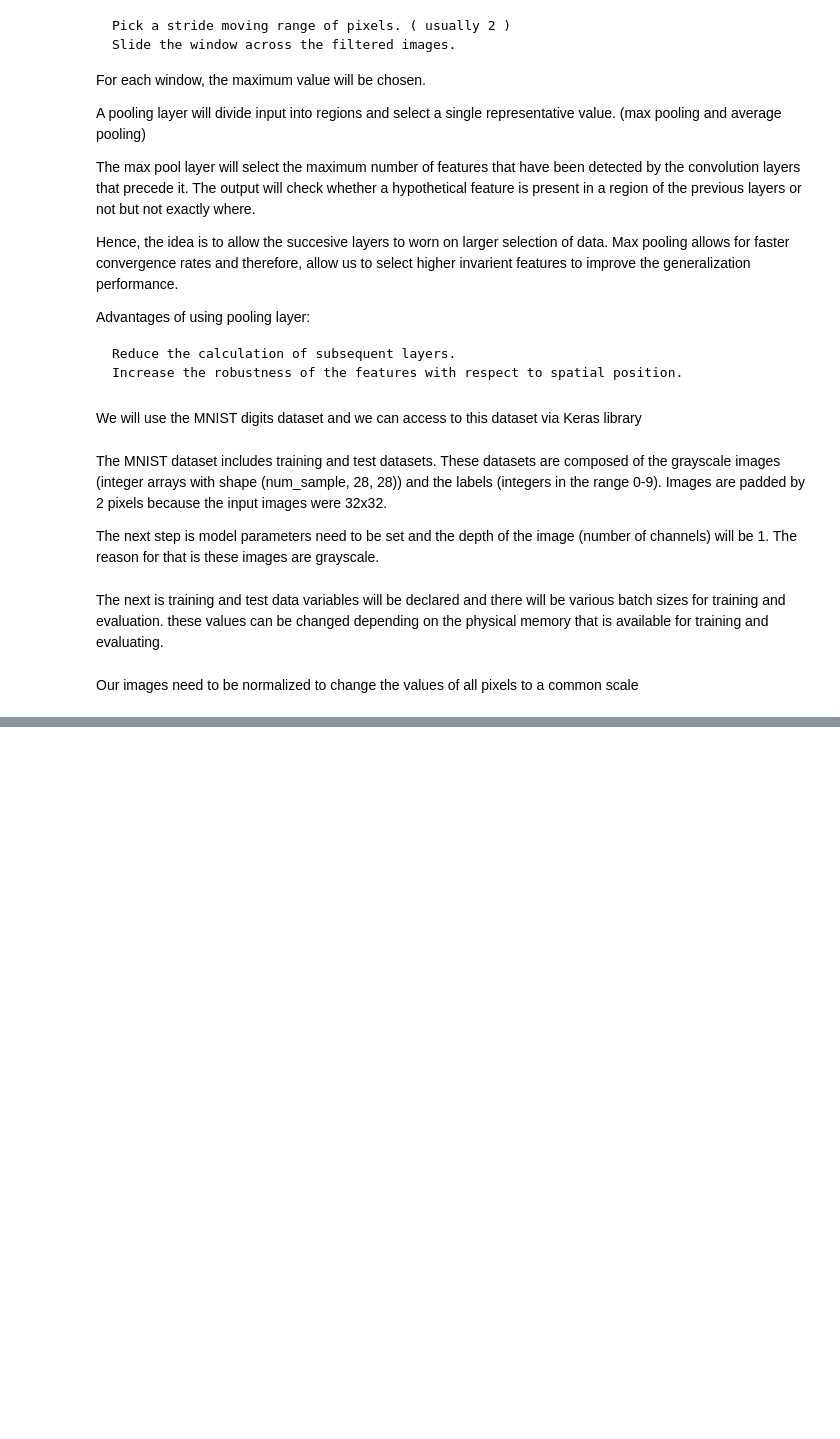
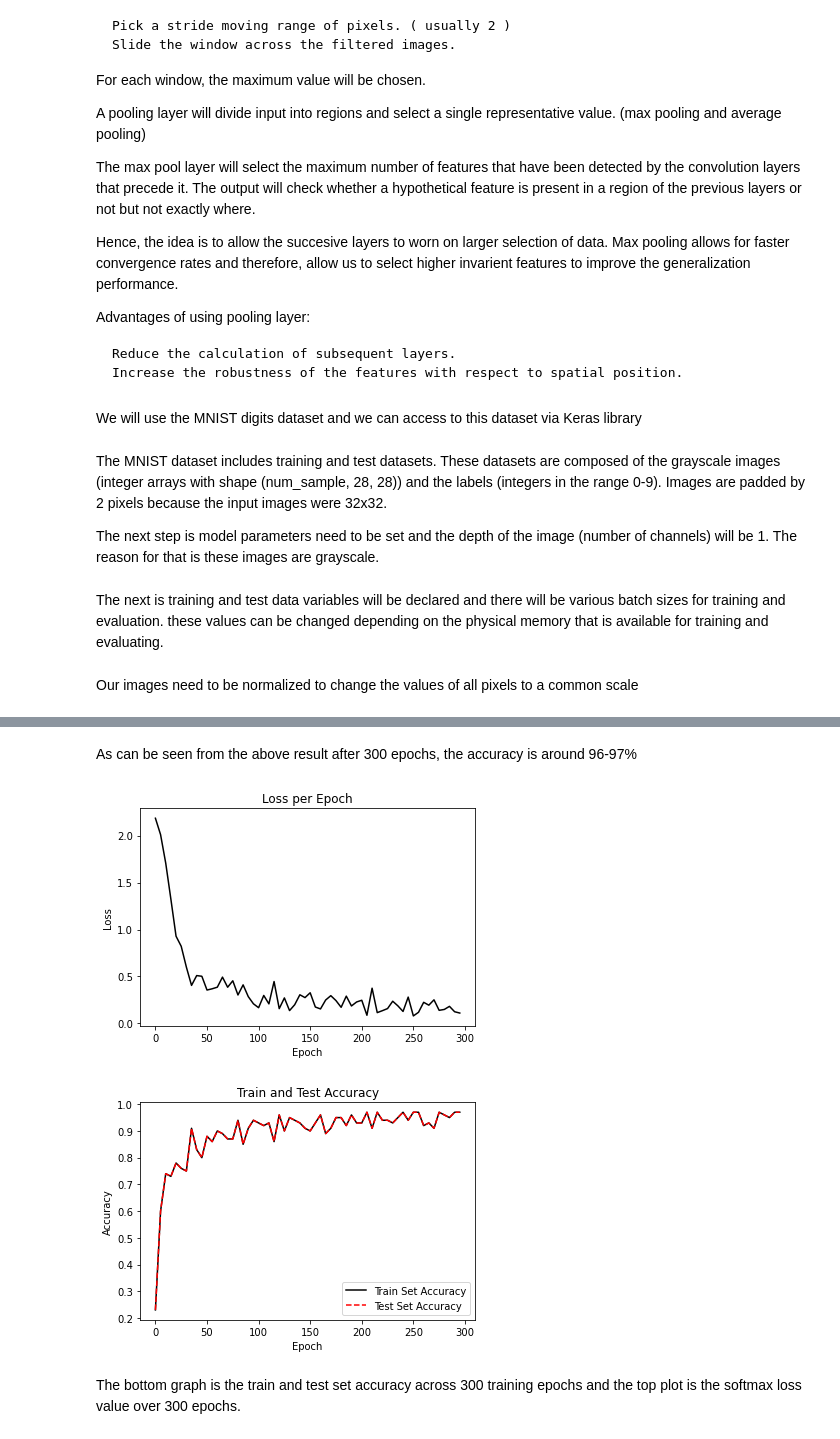
Before and after one commit to fattahsamit/ml, a Jupyter notebook: CNN/Simple CNN Model.ipynb, the cells around one changed output, grey strips where cells are left out. Cells and saved outputs as stored; diff of their text form; code cells hidden in the pictures; blank space fills up the shorter version.

Commit message:
Training the model

```diff
--- a/CNN/Simple CNN Model.ipynb
+++ b/CNN/Simple CNN Model.ipynb
@@ -186,0 +187,26 @@ The LeNet-5 model has 7 layers and contains 61706 trainable parameters. So, it i
+# %%
+train_loss = []
+train_acc = []
+test_acc = []
+
+for i in range(epochs):
+  rand_index = np.random.choice(len(x_train), size=batch_size)
+  rand_x = x_train[rand_index]
+  rand_y = y_train[rand_index]
+
+  history_train = model.train_on_batch(rand_x, rand_y)
+
+  if(i+1) % eval_every == 0:
+    eval_index =np.random.choice(len(x_test), size=evaluation_size)
+    eval_x = x_test[eval_index]
+    eval_y = y_test[eval_index]
+
+    history_eval = model.evaluate(eval_x, eval_y)
+
+    # Record and print results
+    train_loss.append(history_train[0])
+    train_acc.append(history_train[1])
+    test_acc.append(history_eval[1])
+    acc_and_loss = [(i+1), history_train[0], history_train[1], history_eval[1]]
+    acc_and_loss =[np.round(x,2) for x in acc_and_loss]
+    print('Epoch # {}, Train Loss: {:.2f}. Train Acc (Test Acc): {:.2f} ({:.2f})'.format(*acc_and_loss))
@@ -186,0 +231,24 @@ The LeNet-5 model has 7 layers and contains 61706 trainable parameters. So, it i
+# %% [markdown]
+As can be seen from the above result after 300 epochs, the accuracy is around 96-97%
+# %%
+# Matplotlib code to plot the loss and accuracy
+eval_indices = range(0, epochs, eval_every)
+# Plot loss over time
+plt.plot(eval_indices, train_loss, 'k-')
+plt.title('Loss per Epoch')
+plt.xlabel('Epoch')
+plt.ylabel('Loss')
+plt.show()
+# Plot train and test accuracy
+plt.plot(eval_indices, train_acc, 'k-', label='Train Set Accuracy')
+plt.plot(eval_indices, train_acc, 'r--', label='Test Set Accuracy')
+plt.title('Train and Test Accuracy')
+plt.xlabel('Epoch')
+plt.ylabel('Accuracy')
+plt.legend(loc='lower right')
+plt.show()
+# %% [output]
+[figure, added]
+[figure, added]
+# %% [markdown]
+The bottom graph is the train and test set accuracy across 300 training epochs and the top plot is the softmax loss value over 300 epochs.
```
Also changed, not shown: parts of 13 cells of this notebook.
